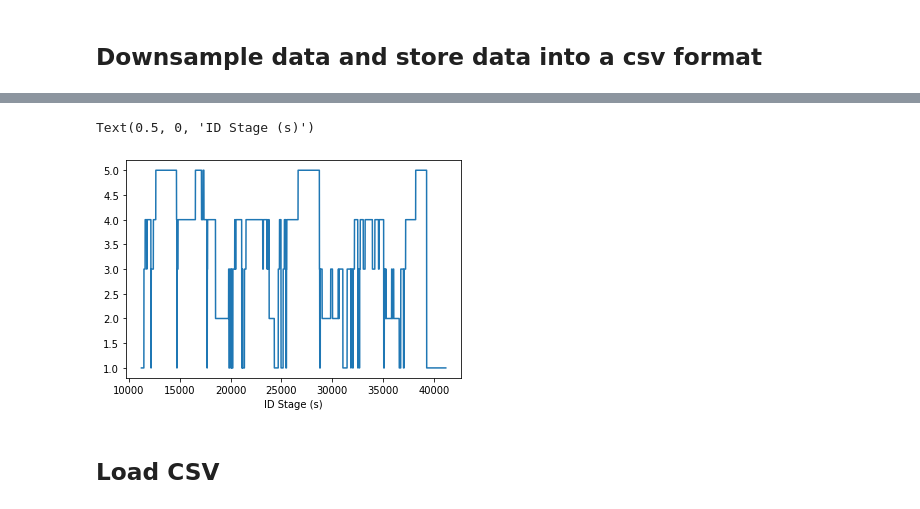
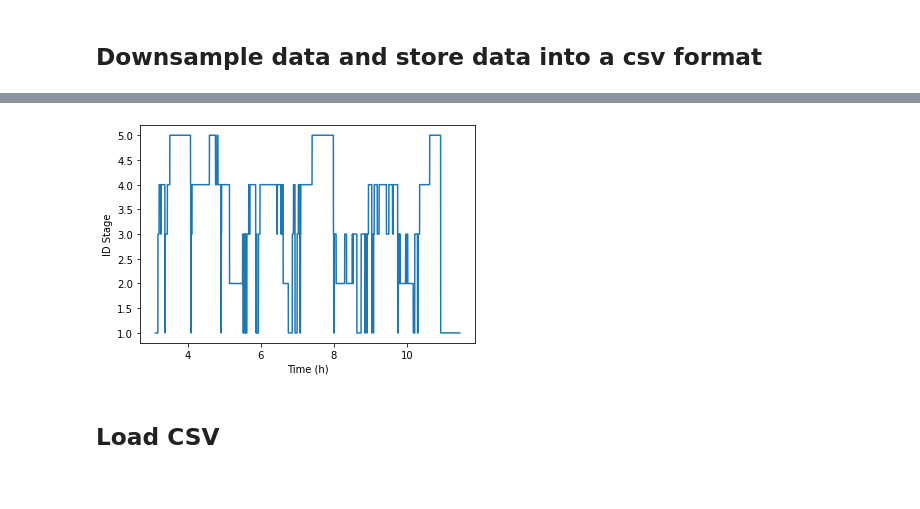
Before and after one commit to mfmachado/adar, a Jupyter notebook: notebooks/ParseEDFAndTXTToCSV.ipynb, the cells around one changed output, grey strips where cells are left out. Saved outputs shown, nothing was run; the diff lists cells and outputs as text; code cells hidden in the pictures.

```diff
--- a/notebooks/ParseEDFAndTXTToCSV.ipynb
+++ b/notebooks/ParseEDFAndTXTToCSV.ipynb
@@ -126,12 +126,11 @@ Data Merged
 | 3 | 0.000045 | 0.000064 | 0.000058 | -0.000038 | -0.000059 | 2.441531e-07 | 1.571751e-06 | -0.000060 | 1.770452e-06 | -0.000006 | 94.018463 | ... |
 # %%
 import matplotlib.pyplot as plt
-plt.plot(df_data.times, df_data.sleepstage)
-plt.xlabel("Time")
-plt.xlabel("ID Stage (s)")
+_ = plt.plot(df_data.times/3600, df_data.sleepstage)
+_ = plt.xlabel("Time (h)")
+_ = plt.ylabel("ID Stage")
 # %% [output]
-Text(0.5, 0, 'ID Stage (s)')
-[figure, old version]
+[figure, new version]
 # %% [markdown]
 ## Load CSV
 # %%
```
Also changed, not shown: 1 other file.
